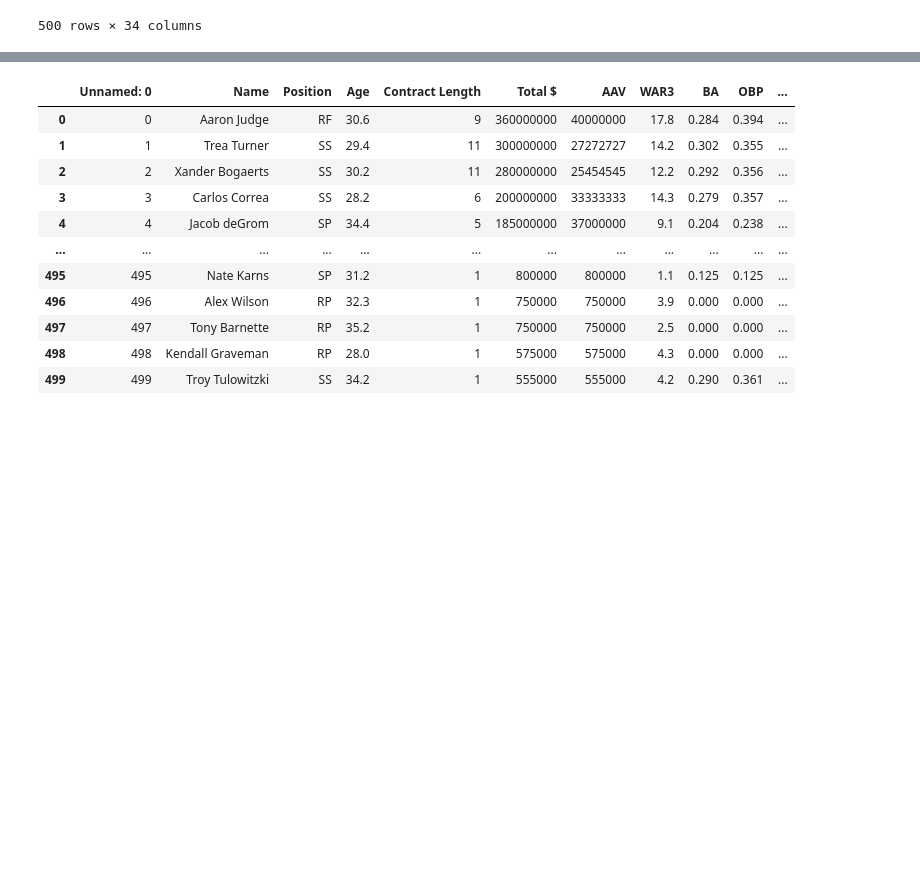
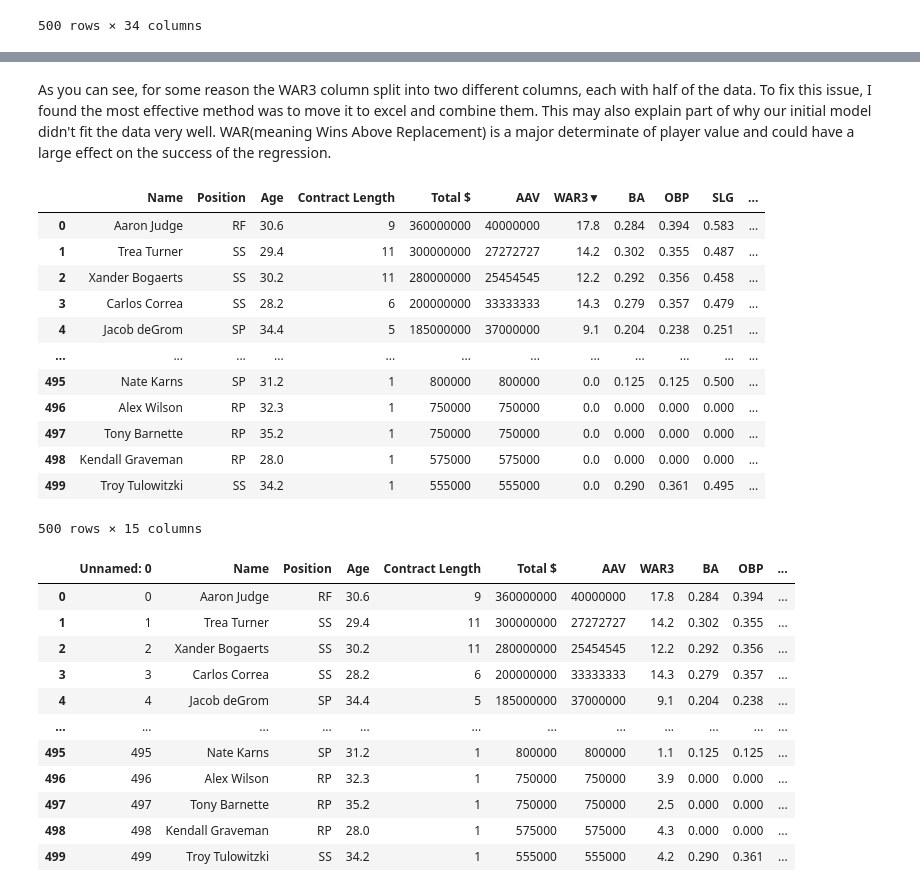
Before and after one commit to MattKrepp1/Econ-411, a Jupyter notebook: Course Project/Project Rough Draft.ipynb, the cells around one changed output, grey strips where cells are left out. Drawn from its saved outputs; the diff is of its cells as text; code cells hidden in the pictures; blank space fills up the shorter version.

```diff
--- a/Course Project/Project Rough Draft.ipynb
+++ b/Course Project/Project Rough Draft.ipynb
@@ -416,8 +442,26 @@ del stats_df['G.1']
 del stats_df['Rk']
 del stats_df['GS']
 del stats_df['SO']
+# %% [markdown]
+As you can see, for some reason the WAR3 column split into two different columns, each with half of the data. To fix this issue, I found the most effective method was to move it to excel and combine them. This may also explain part of why our initial model didn't fit the data very well. WAR(meaning Wins Above Replacement) is a major determinate of player value and could have a large effect on the success of the regression.
 # %%
 stats_df.to_csv("without dumb variables.csv")
+# %%
+stats_df
+# %% [output]
+|  | Name | Position | Age | Contract Length | Total $ | AAV | WAR3▼ | BA | OBP | SLG | ... |
+| 0 | Aaron Judge | RF | 30.6 | 9 | 360000000 | 40000000 | 17.8 | 0.284 | 0.394 | 0.583 | ... |
+| 1 | Trea Turner | SS | 29.4 | 11 | 300000000 | 27272727 | 14.2 | 0.302 | 0.355 | 0.487 | ... |
+| 2 | Xander Bogaerts | SS | 30.2 | 11 | 280000000 | 25454545 | 12.2 | 0.292 | 0.356 | 0.458 | ... |
+| 3 | Carlos Correa | SS | 28.2 | 6 | 200000000 | 33333333 | 14.3 | 0.279 | 0.357 | 0.479 | ... |
+| 4 | Jacob deGrom | SP | 34.4 | 5 | 185000000 | 37000000 | 9.1 | 0.204 | 0.238 | 0.251 | ... |
+| ... | ... | ... | ... | ... | ... | ... | ... | ... | ... | ... | ... |
+| 495 | Nate Karns | SP | 31.2 | 1 | 800000 | 800000 | 0.0 | 0.125 | 0.125 | 0.500 | ... |
+| 496 | Alex Wilson | RP | 32.3 | 1 | 750000 | 750000 | 0.0 | 0.000 | 0.000 | 0.000 | ... |
+| 497 | Tony Barnette | RP | 35.2 | 1 | 750000 | 750000 | 0.0 | 0.000 | 0.000 | 0.000 | ... |
+| 498 | Kendall Graveman | RP | 28.0 | 1 | 575000 | 575000 | 0.0 | 0.000 | 0.000 | 0.000 | ... |
+| 499 | Troy Tulowitzki | SS | 34.2 | 1 | 555000 | 555000 | 0.0 | 0.290 | 0.361 | 0.495 | ... |
+500 rows × 15 columns
 # %%
 stats_df = pd.read_csv("WAR Condensed.csv")
 stats_df
```
Also changed, not shown: parts of 26 cells of this notebook.
